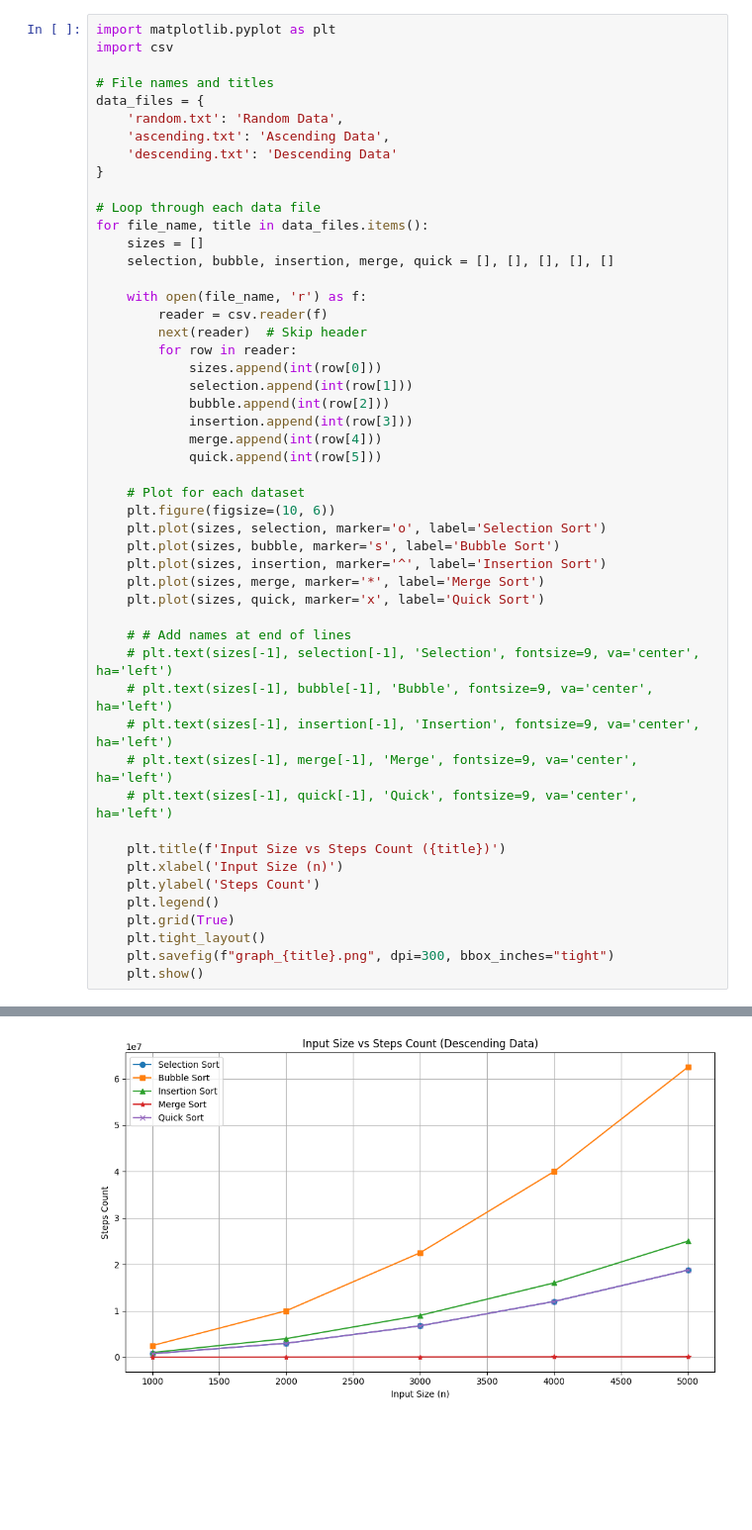
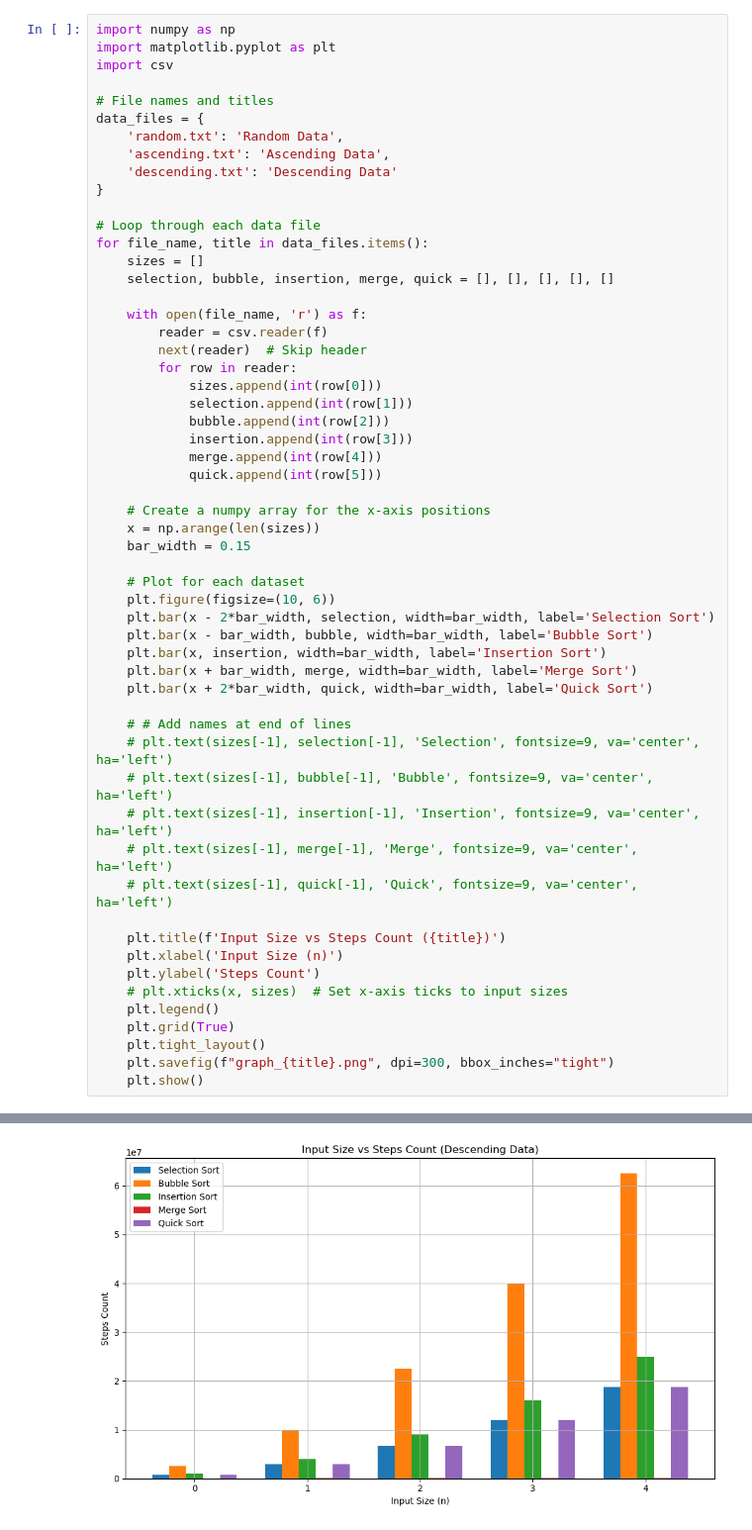
Before and after one commit to Yashesh1195/ADA_Manual, a Jupyter notebook: Practical-2/main.ipynb, the cells around one changed output, grey strips where cells are left out. Shown at 99% size. Saved outputs shown, nothing was run; the diff lists cells and outputs as text; blank space fills up the shorter version.

```diff
--- a/Practical-2/main.ipynb
+++ b/Practical-2/main.ipynb
@@ -1,4 +1,5 @@
 # %%
+import numpy as np
 import matplotlib.pyplot as plt
 import csv
 
@@ -25,13 +26,17 @@ for file_name, title in data_files.items():
             merge.append(int(row[4]))
             quick.append(int(row[5]))
 
+    # Create a numpy array for the x-axis positions
+    x = np.arange(len(sizes))
+    bar_width = 0.15
+
     # Plot for each dataset
     plt.figure(figsize=(10, 6))
-    plt.plot(sizes, selection, marker='o', label='Selection Sort')
-    plt.plot(sizes, bubble, marker='s', label='Bubble Sort')
-    plt.plot(sizes, insertion, marker='^', label='Insertion Sort')
-    plt.plot(sizes, merge, marker='*', label='Merge Sort')
-    plt.plot(sizes, quick, marker='x', label='Quick Sort')
+    plt.bar(x - 2*bar_width, selection, width=bar_width, label='Selection Sort')
+    plt.bar(x - bar_width, bubble, width=bar_width, label='Bubble Sort')
+    plt.bar(x, insertion, width=bar_width, label='Insertion Sort')
+    plt.bar(x + bar_width, merge, width=bar_width, label='Merge Sort')
+    plt.bar(x + 2*bar_width, quick, width=bar_width, label='Quick Sort')
 
     # # Add names at end of lines
     # plt.text(sizes[-1], selection[-1], 'Selection', fontsize=9, va='center', ha='left')
@@ -43,6 +48,7 @@ for file_name, title in data_files.items():
     plt.title(f'Input Size vs Steps Count ({title})')
     plt.xlabel('Input Size (n)')
     plt.ylabel('Steps Count')
+    # plt.xticks(x, sizes)  # Set x-axis ticks to input sizes
     plt.legend()
     plt.grid(True)
     plt.tight_layout()
@@ -54 +60 @@ for file_name, title in data_files.items():
-[figure, old version]
+[figure, new version]
```
Also changed, not shown: parts of 1 cell of this notebook, 5 other files.
